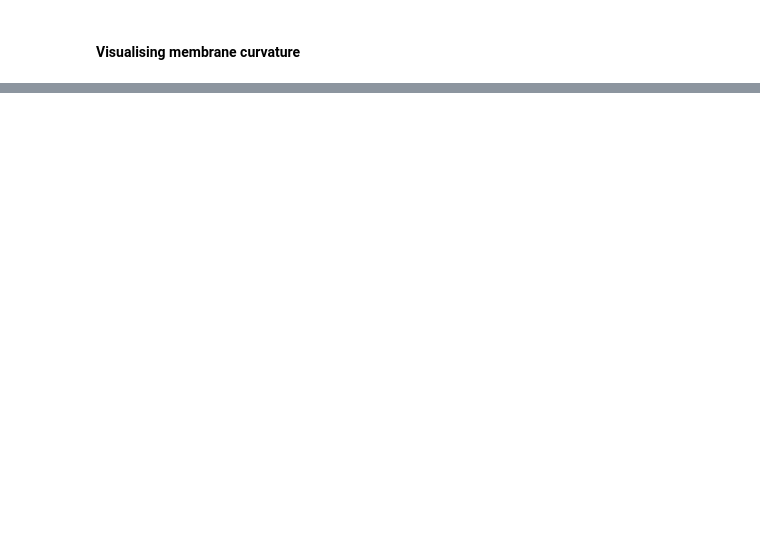
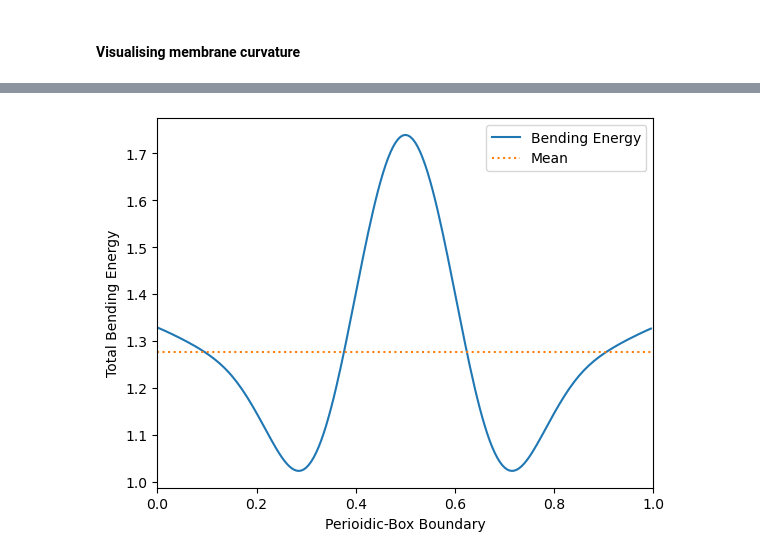
Before and after one commit to ralph-holden/mem_curve, a Jupyter notebook: gen_membrane/gen_mem.ipynb, the cells around one changed output, grey strips where cells are left out. Cells and saved outputs as stored; diff of their text form; code cells hidden in the pictures; blank space fills up the shorter version.

```diff
--- a/gen_membrane/gen_mem.ipynb
+++ b/gen_membrane/gen_mem.ipynb
@@ -407,0 +502,40 @@ plt.show()
+# %%
+U_lst = []
+t = 200
+
+l_x = l_y = 50
+# note: if differs from simulation box size, will have superposition of boundary effects
+
+for n in range(0,t):
+
+    m = t - n
+
+    # X, Y grid for calculations
+    npts = 4
+    x = np.linspace(n*l_x/t, m*l_x/t, l_x * npts)
+    y = np.linspace(n*l_y/t, m*l_y/t, l_y * npts)
+    X, Y = np.meshgrid(x, y)
+
+    # Calculate shape operator
+    S = calc_shape_operator(mean_membrane, X, Y)
+    # Calculate mean and Gaussian curvatures
+    H   = calc_H(S)
+    K_G = calc_K_G(S)
+    # Calculate bending energy
+    # from 'calc_helfrich_energy'
+    energy_per_l = 2*params.kappa_H * ( H - params.H_0 )**2 + abs(params.kappa_K * K_G) # abs to avoid negative bending energy??
+    subgrid_area = 1 / (npts**2) # for integration over total area: l_x * l_y / ( l_x*npts * l_y*npts )
+    bending_energy = np.sum(energy_per_l) * subgrid_area
+
+    U_lst += [bending_energy]
+
+plt.figure()
+plt.ylabel('Total Bending Energy')
+plt.xlabel('Perioidic-Box Boundary')
+plt.plot(np.arange(t)/t, U_lst, label='Bending Energy')
+plt.plot( [0,1], [np.mean(U_lst)]*2 , linestyle=':', label='Mean')
+plt.xlim(0,1)
+plt.legend(loc='best')
+plt.show()
+# %% [output]
+[figure, added]
```
Also changed, not shown: parts of 19 cells of this notebook.
